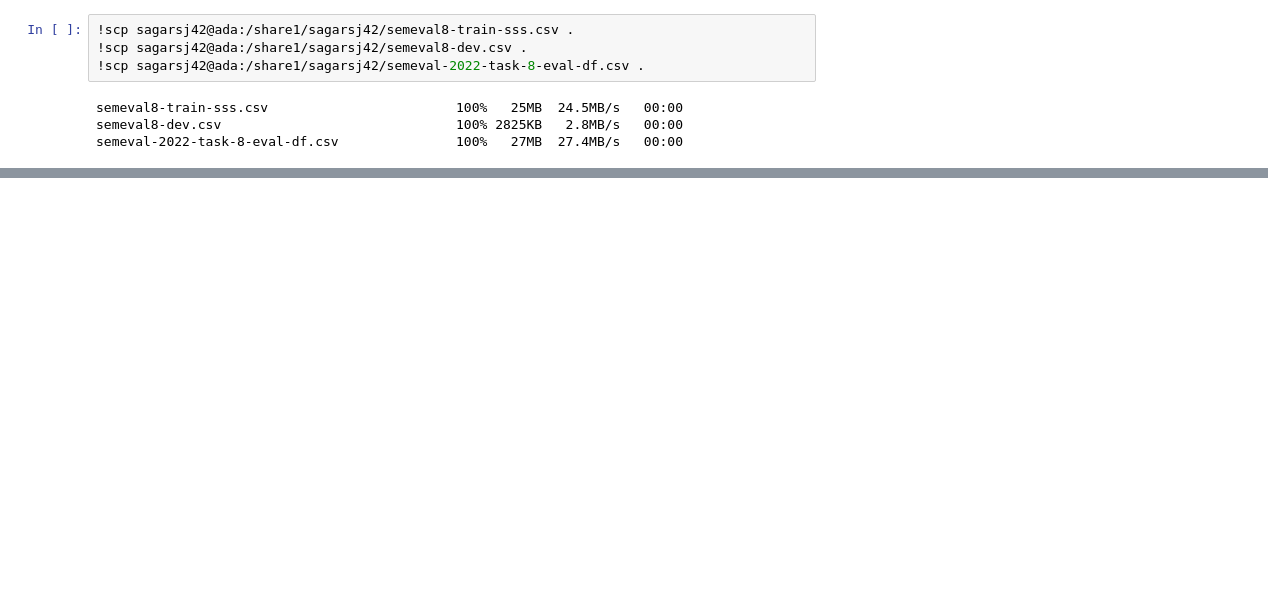
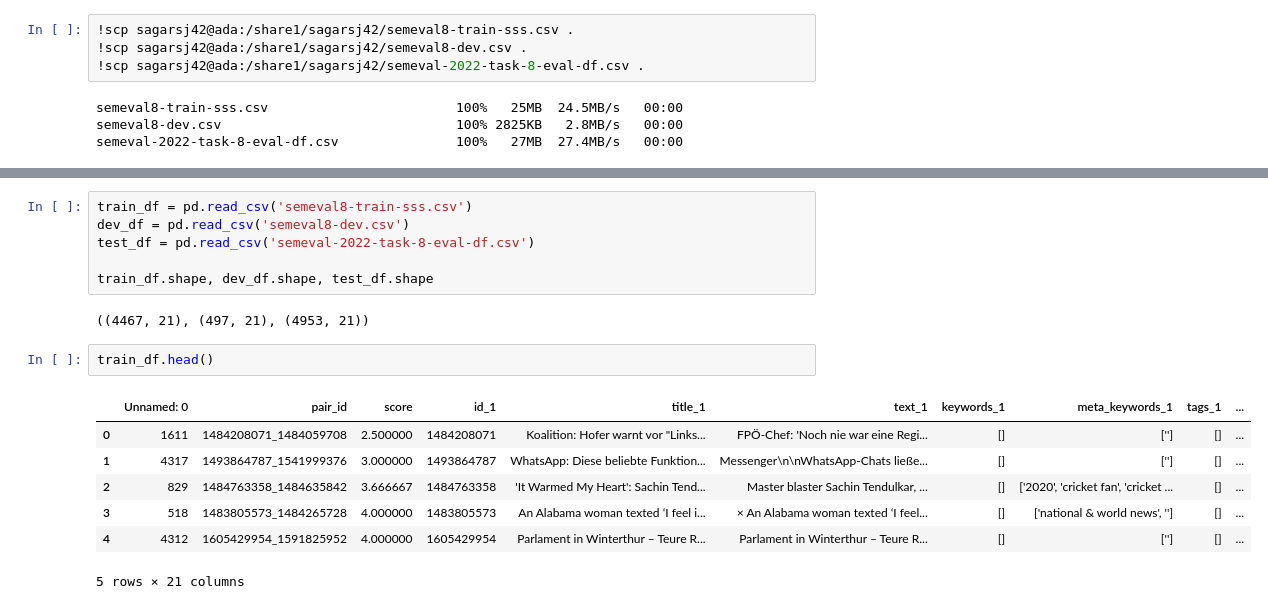
Before and after one commit to sagarsj42/multilingual-news-article-similarity, a Jupyter notebook: weighted_average_of_preds.ipynb, the cells around one changed output, grey strips where cells are left out. Drawn from its saved outputs; the diff is of its cells as text; blank space fills up the shorter version.

```diff
--- a/weighted_average_of_preds.ipynb
+++ b/weighted_average_of_preds.ipynb
@@ -31,0 +77,18 @@ semeval-2022-task-8-eval-df.csv               100%   27MB  27.4MB/s   00:00
+# %%
+train_df = pd.read_csv('semeval8-train-sss.csv')
+dev_df = pd.read_csv('semeval8-dev.csv')
+test_df = pd.read_csv('semeval-2022-task-8-eval-df.csv')
+
+train_df.shape, dev_df.shape, test_df.shape
+# %% [output]
+((4467, 21), (497, 21), (4953, 21))
+# %%
+train_df.head()
+# %% [output]
+|  | Unnamed: 0 | pair_id | score | id_1 | title_1 | text_1 | keywords_1 | meta_keywords_1 | tags_1 | ... |
+| 0 | 1611 | 1484208071_1484059708 | 2.500000 | 1484208071 | Koalition: Hofer warnt vor "Links... | FPÖ-Chef: 'Noch nie war eine Regi... | [] | [''] | [] | ... |
+| 1 | 4317 | 1493864787_1541999376 | 3.000000 | 1493864787 | WhatsApp: Diese beliebte Funktion... | Messenger\n\nWhatsApp-Chats ließe... | [] | [''] | [] | ... |
+| 2 | 829 | 1484763358_1484635842 | 3.666667 | 1484763358 | 'It Warmed My Heart': Sachin Tend... | Master blaster Sachin Tendulkar, ... | [] | ['2020', 'cricket fan', 'cricket ... | [] | ... |
+| 3 | 518 | 1483805573_1484265728 | 4.000000 | 1483805573 | An Alabama woman texted ‘I feel i... | × An Alabama woman texted ‘I feel... | [] | ['national & world news', ''] | [] | ... |
+| 4 | 4312 | 1605429954_1591825952 | 4.000000 | 1605429954 | Parlament in Winterthur – Teure R... | Parlament in Winterthur – Teure R... | [] | [''] | [] | ... |
+5 rows × 21 columns
```
Also changed, not shown: parts of 20 cells of this notebook, 10 other files.
